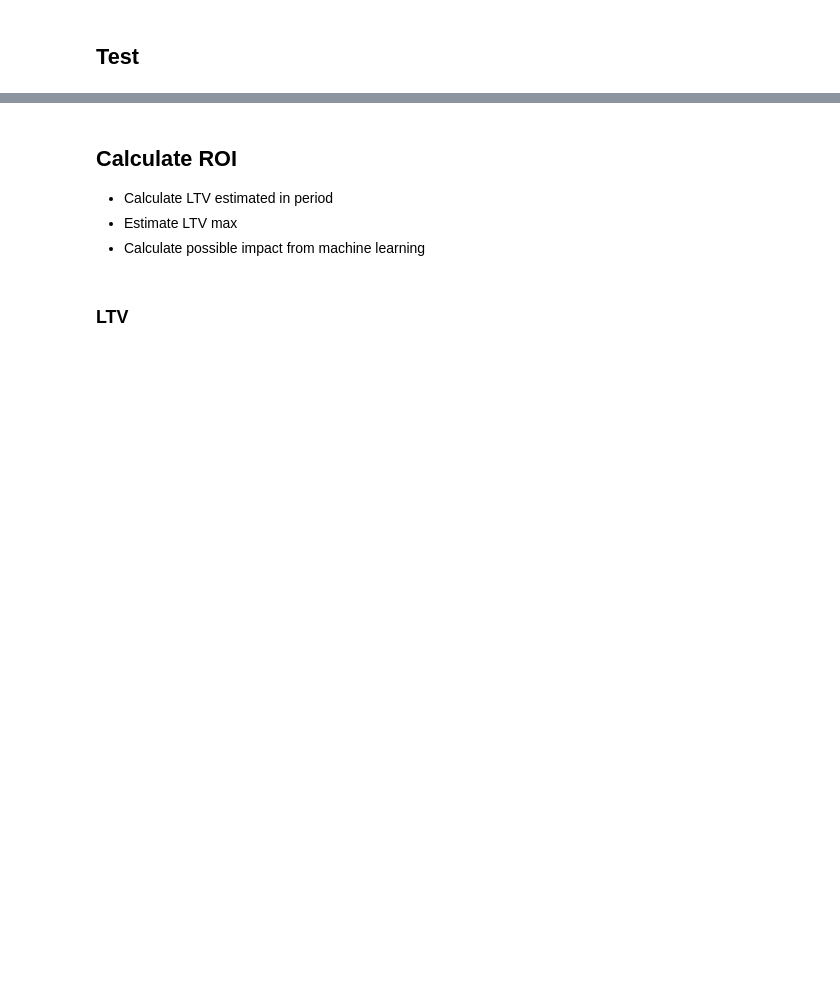
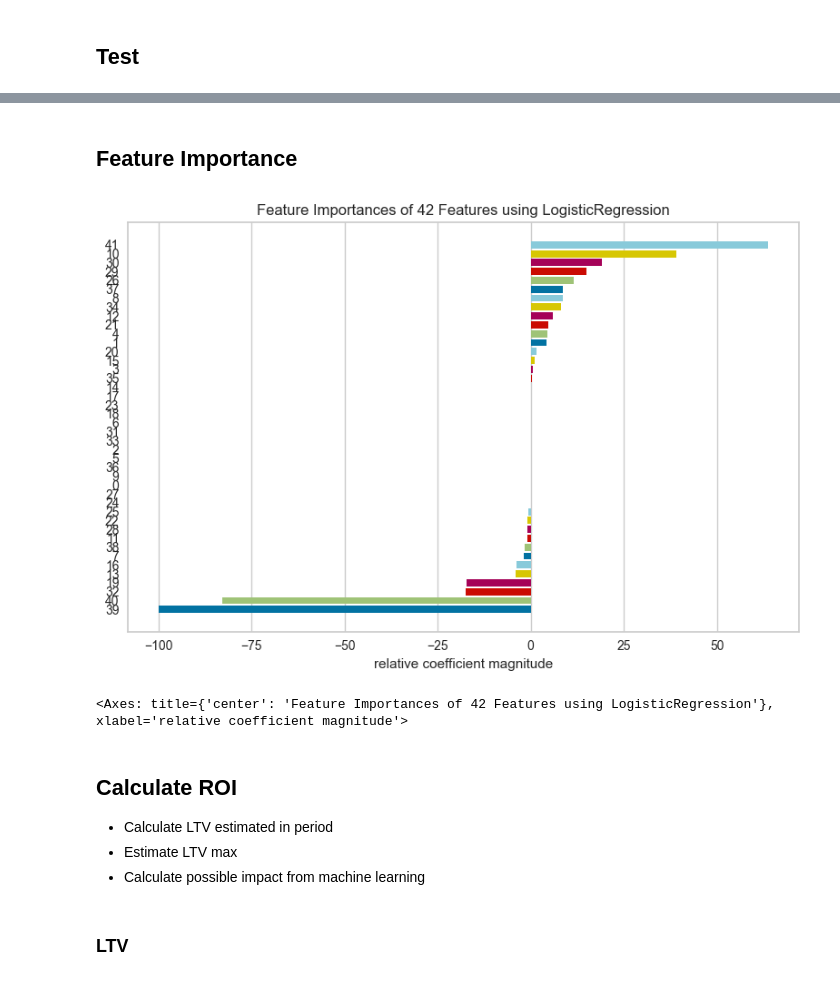
Before and after one commit to Eric-Oliveira-ds/Telco-Customer-Churn, a Jupyter notebook: notebook/make_pipeline_project.ipynb, the cells around one changed output, grey strips where cells are left out. Saved outputs shown, nothing was run; the diff lists cells and outputs as text; code cells hidden in the pictures; blank space fills up the shorter version.

Commit message:
testing v3 model

```diff
--- a/notebook/make_pipeline_project.ipynb
+++ b/notebook/make_pipeline_project.ipynb
@@ -290,3 +290,35 @@ weighted avg       0.82      0.75      0.77       705
+# %% [markdown]
+## Feature Importance
+# %%
+# ajustar o preprocessor no conjunto de treinamento X_train
+X_train_transformed = preprocessor.fit_transform(X_train)
+
+# ajustar o modelo logístico no conjunto de treinamento transformado
+logistic_reg = LogisticRegression(C=10,
+                                  penalty = 'l1',
+                                  solver = 'liblinear',
+                                  random_state=42,
+                                  max_iter=300,
+                                  class_weight="balanced")
+
+logistic_reg.fit(X_train_transformed, y_train)
+
+# transformar o conjunto de testes X_test
+X_test_transformed = preprocessor.transform(X_test)
+
+# obter o nome das características do ColumnTransformer
+cat_encoder = preprocessor.named_transformers_['cat']
+cat_cols_transformed = cat_encoder.transform(X_train[cat_cols])
+cat_encoder_cols = cat_encoder.get_feature_names(cat_cols)
+feature_names = cat_encoder_cols.tolist() + num_cols
+# %%
+# ajustar a visualização FeatureImportances no modelo logístico ajustado
+viz = FeatureImportances(logistic_reg, feature_names=feature_names)
+viz.fit(X_test_transformed, y_test)
+viz.show()
+# %% [output]
+[figure, added]
+<Axes: title={'center': 'Feature Importances of 42 Features using LogisticRegression'}, xlabel='relative coefficient magnitude'>
 # %% [markdown]
 ## Calculate ROI
 - Calculate LTV estimated in period
```
Also changed, not shown: parts of 16 cells of this notebook.
